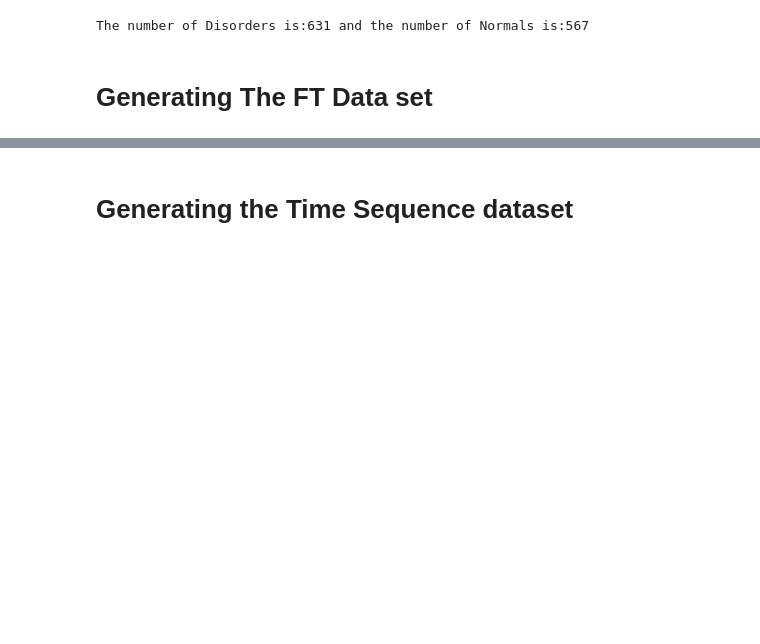
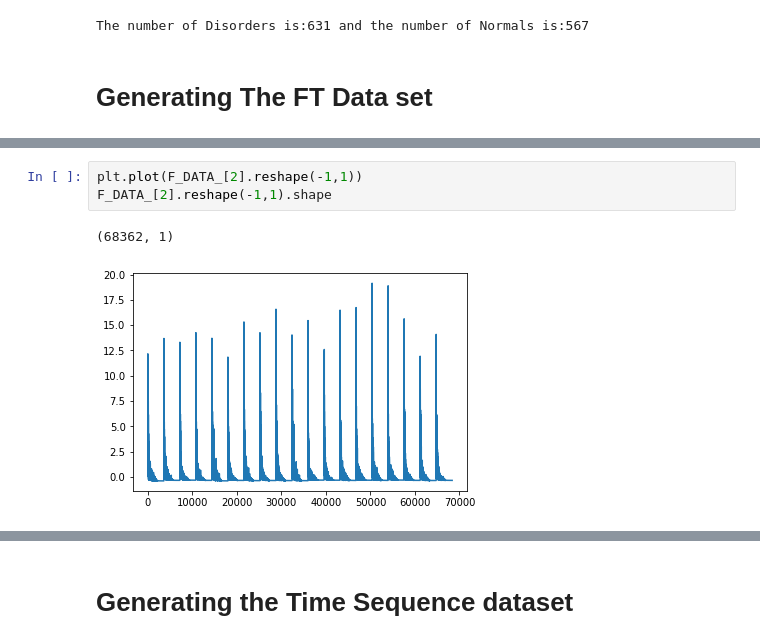
Before and after one commit to alifele/EEG-SelfResearch, a Jupyter notebook: Ensemble.ipynb, the cells around one changed output, grey strips where cells are left out. Saved outputs shown, nothing was run; the diff lists cells and outputs as text; blank space fills up the shorter version.

```diff
--- a/Ensemble.ipynb
+++ b/Ensemble.ipynb
@@ -343,3 +332,9 @@ The Frequency of noise is:50.103261931115306 and the index of the noise is:1503
+# %%
+plt.plot(F_DATA_[2].reshape(-1,1))
+F_DATA_[2].reshape(-1,1).shape
+# %% [output]
+(68362, 1)
+[figure, added]
 # %%
 plt.plot(F_Data[2].reshape(-1,1))
 F_Data[2].reshape(-1,1).shape
```
Also changed, not shown: parts of 23 cells of this notebook.
